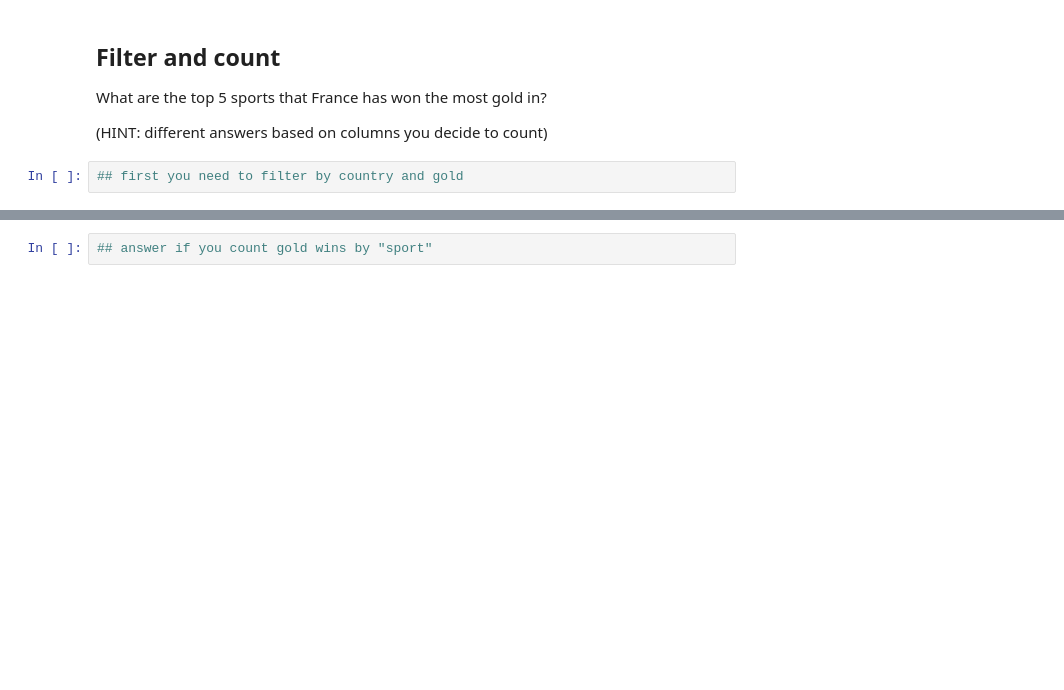
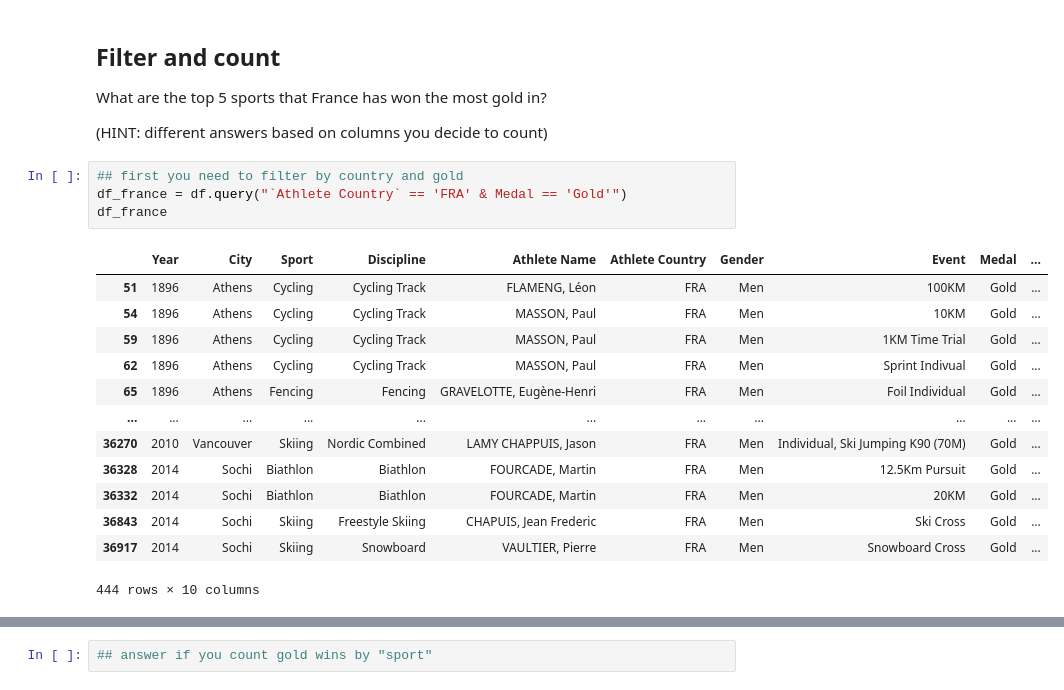
Before and after one commit to Marycunningham79/2023-spring-data-journalism, a Jupyter notebook: demos/wk04-sorting,filtering,subsetting-DEMO (1).ipynb, the cells around one changed output, grey strips where cells are left out. Saved outputs shown, nothing was run; the diff lists cells and outputs as text; blank space fills up the shorter version.

```diff
--- a/demos/wk04-sorting,filtering,subsetting-DEMO (1).ipynb
+++ b/demos/wk04-sorting,filtering,subsetting-DEMO (1).ipynb
@@ -718,3 +773,19 @@ What are the top 5 sports that France has won the most gold in?
 (HINT: different answers based on columns you decide to count)
 # %%
 ## first you need to filter by country and gold
+df_france = df.query("`Athlete Country` == 'FRA' & Medal == 'Gold'")
+df_france
+# %% [output]
+|  | Year | City | Sport | Discipline | Athlete Name | Athlete Country | Gender | Event | Medal | ... |
+| 51 | 1896 | Athens | Cycling | Cycling Track | FLAMENG, Léon | FRA | Men | 100KM | Gold | ... |
+| 54 | 1896 | Athens | Cycling | Cycling Track | MASSON, Paul | FRA | Men | 10KM | Gold | ... |
+| 59 | 1896 | Athens | Cycling | Cycling Track | MASSON, Paul | FRA | Men | 1KM Time Trial | Gold | ... |
+| 62 | 1896 | Athens | Cycling | Cycling Track | MASSON, Paul | FRA | Men | Sprint Indivual | Gold | ... |
+| 65 | 1896 | Athens | Fencing | Fencing | GRAVELOTTE, Eugène-Henri | FRA | Men | Foil Individual | Gold | ... |
+| ... | ... | ... | ... | ... | ... | ... | ... | ... | ... | ... |
+| 36270 | 2010 | Vancouver | Skiing | Nordic Combined | LAMY CHAPPUIS, Jason | FRA | Men | Individual, Ski Jumping K90 (70M) | Gold | ... |
+| 36328 | 2014 | Sochi | Biathlon | Biathlon | FOURCADE, Martin | FRA | Men | 12.5Km Pursuit | Gold | ... |
+| 36332 | 2014 | Sochi | Biathlon | Biathlon | FOURCADE, Martin | FRA | Men | 20KM | Gold | ... |
+| 36843 | 2014 | Sochi | Skiing | Freestyle Skiing | CHAPUIS, Jean Frederic | FRA | Men | Ski Cross | Gold | ... |
+| 36917 | 2014 | Sochi | Skiing | Snowboard | VAULTIER, Pierre | FRA | Men | Snowboard Cross | Gold | ... |
+444 rows × 10 columns
```
Also changed, not shown: parts of 13 cells of this notebook, 4 other files.
